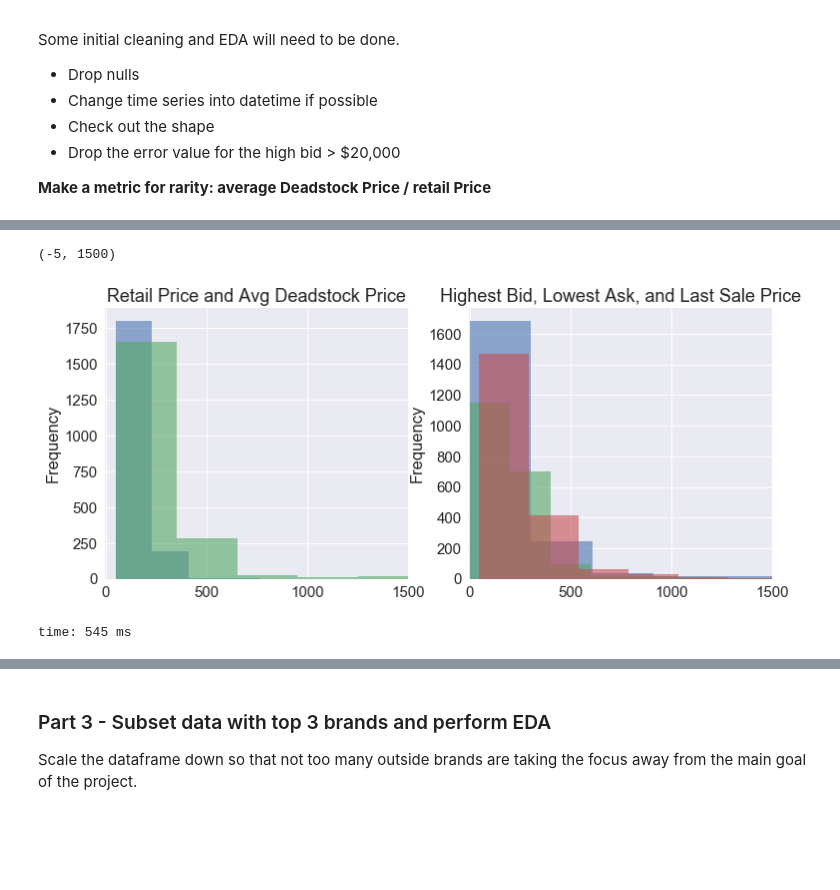
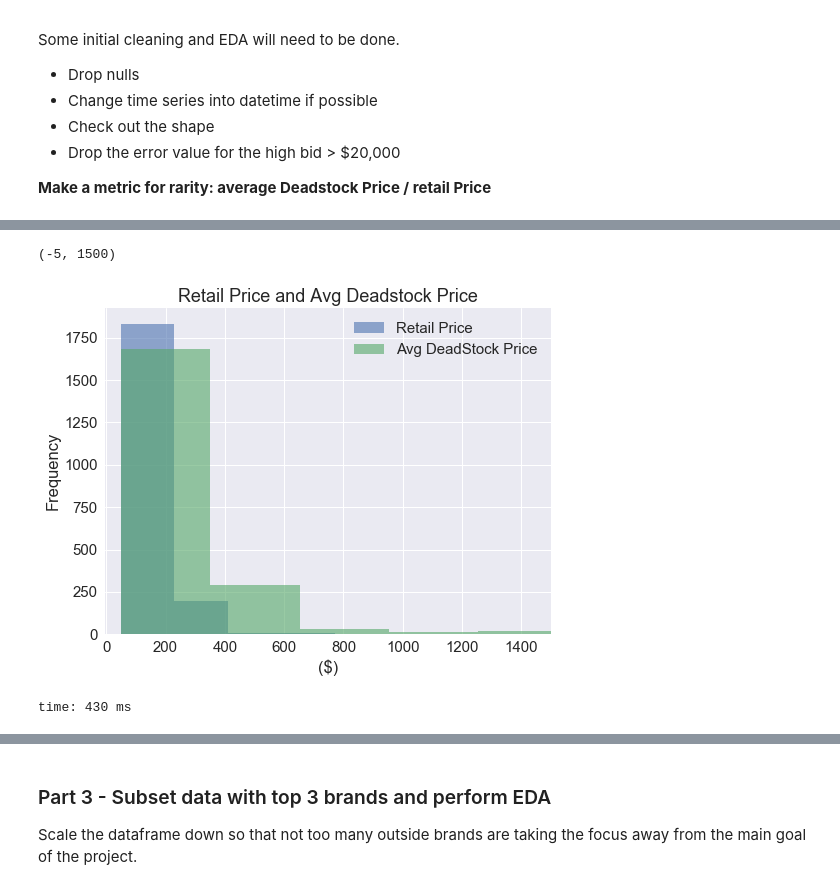
Before and after one commit to chrisk447/Capstone-GA, a Jupyter notebook: StockX Notebook.ipynb, the cells around one changed output, grey strips where cells are left out. Drawn from its saved outputs; the diff is of its cells as text; code cells hidden in the pictures; blank space fills up the shorter version.

```diff
--- a/StockX Notebook.ipynb
+++ b/StockX Notebook.ipynb
@@ -186,20 +183,15 @@ time: 339 ms
 # %%
 # Plots for general overview
-fig, (ax1, ax2) = plt.subplots(1,2, figsize=(12,5))
-
-shoe.retailPrice.plot(kind='hist', alpha=0.6, ax=ax1)
-shoe.averageDeadstockPrice.plot(kind='hist', alpha=0.6, ax=ax1)
-ax1.set_title('Retail Price and Avg Deadstock Price')
-ax1.axes.set_xlim(-5, 1500)
-
-shoe.highestBid.plot(kind='hist', alpha=0.6, ax=ax2)
-shoe.lowestAsk.plot(kind='hist',alpha=0.6, ax=ax2)
-shoe.lastSale.plot(kind='hist', alpha=0.6, ax=ax2)
-ax2.set_title('Highest Bid, Lowest Ask, and Last Sale Price')
-ax2.axes.set_xlim(-5,1500)
+fig = plt.figure(figsize=(8,6))
+shoe.retailPrice.plot(kind='hist', alpha=0.6)
+shoe.averageDeadstockPrice.plot(kind='hist', alpha=0.6)
+plt.title('Retail Price and Avg Deadstock Price')
+plt.legend(['Retail Price', 'Avg DeadStock Price'])
+plt.xlabel('($)')
+plt.xlim(-5, 1500)
 # %% [output]
 (-5, 1500)
-[figure, old version]
+[figure, new version]
-time: 545 ms
+time: 430 ms
 # %%
 # A view of the most expensive bid on shoe.
```
Also changed, not shown: parts of 52 cells of this notebook.
